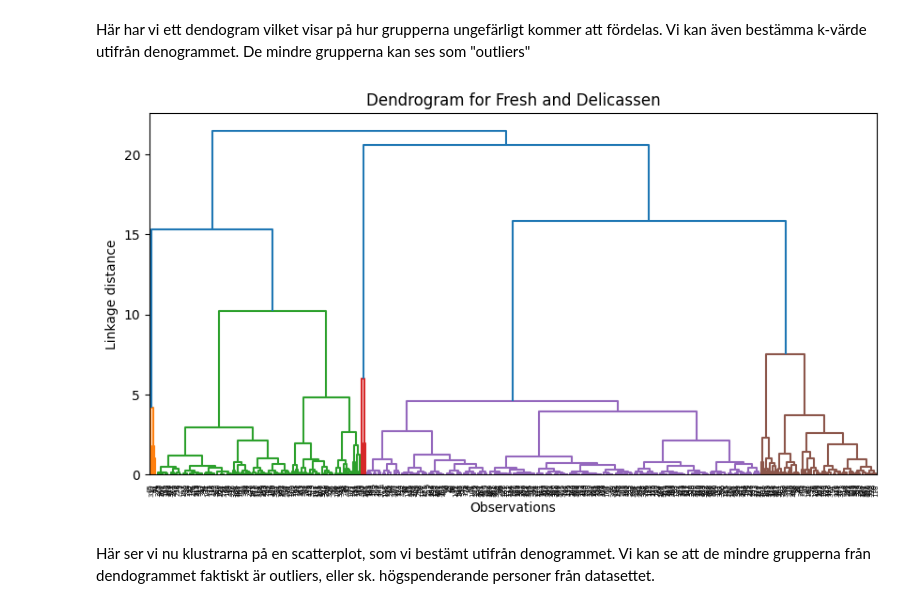
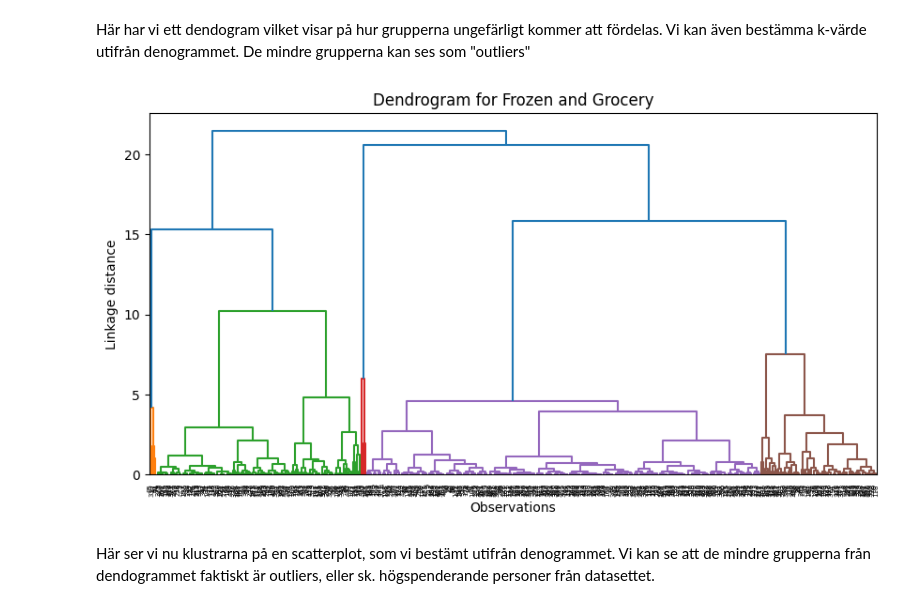
Before and after one commit to 0Mowgli0/Ai_Labbar, a Jupyter notebook: T2_agglomerative_grupp29.ipynb, the cells around one changed output. Cells and saved outputs as stored; diff of their text form; code cells hidden in the pictures.

```diff
--- a/T2_agglomerative_grupp29.ipynb
+++ b/T2_agglomerative_grupp29.ipynb
@@ -77,24 +77,24 @@ Här har vi ett dendogram vilket visar på hur grupperna ungefärligt kommer att
 # %%
 
 # Select the two features
 data = wholesale[['Frozen', 'Grocery']]
 
 # Scale the data (helps because Fresh is usually much larger in magnitude)
 scaler = StandardScaler()
 data_scaled = scaler.fit_transform(data)
 
 # Compute hierarchical linkage
 Z = linkage(data_scaled, method='ward')
 
 # Plot dendrogram
 plt.figure(figsize=(10, 5))
 dendrogram(Z)
-plt.title('Dendrogram for Fresh and Delicassen')
+plt.title('Dendrogram for Frozen and Grocery')
 plt.xlabel('Observations')
 plt.ylabel('Linkage distance')
 plt.show()
 # %% [output]
-[figure, old version]
+[figure, new version]
 # %% [markdown]
 Här ser vi nu klustrarna på en scatterplot, som vi bestämt utifrån denogrammet. Vi kan se att de mindre grupperna från dendogrammet faktiskt är outliers, eller sk. högspenderande personer från datasettet.
 # %%
```
Also changed, not shown: parts of 3 cells of this notebook.
